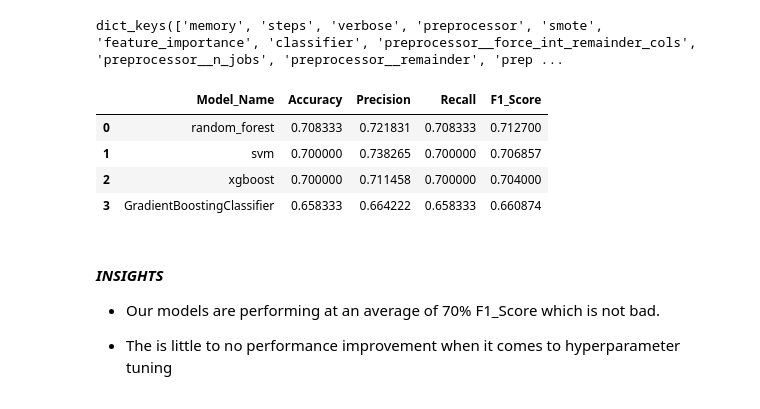
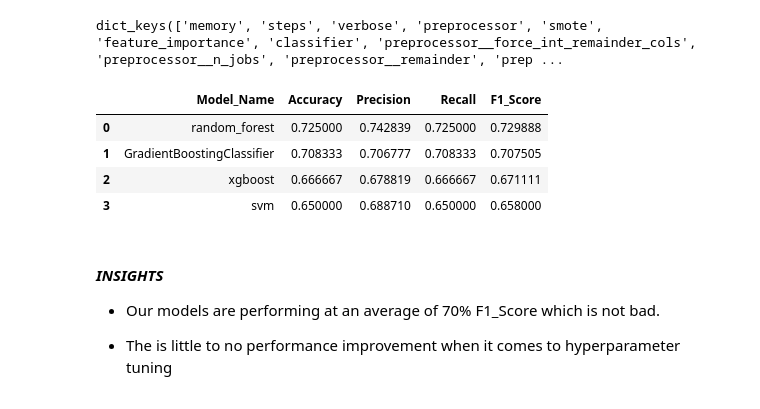
Before and after one commit to Creative-Parasite/Sepsis-API-, a Jupyter notebook: sepsis.ipynb, the cells around one changed output. Drawn from its saved outputs; the diff is of its cells as text; code cells hidden in the pictures.

```diff
--- a/sepsis.ipynb
+++ b/sepsis.ipynb
@@ -459,3 +461,5 @@ df.columns =[col_name.lower() for col_name in df.columns]
 # %%
 ## Drop columns
 df.drop('id', axis=1, inplace=True)
+# %%
+df['insurance'] = df['insurance'].map({0:'No', 1:'Yes'})
@@ -488,3 +516,5 @@ from sklearn.feature_selection import SelectKBest, mutual_info_classif
+# %%
+X, numeric_cols, categorical_cols = process_columns(X)
 # %%
 ## Build a pipeline
 # prepare numerical pipeline
@@ -501,9 +536,9 @@ preprocessor=ColumnTransformer(transformers=[
 # **MODELLING**
 # %%
 models = [
-    ('random_forest', RandomForestClassifier(n_estimators=100, random_state=42)),
-    ('svm', SVC(kernel= "rbf",gamma=0.5, C=1.0, random_state=42)),
-    ('xgboost', XGBClassifier(learning_rate=0.1,n_estimators=100)),
+    ('random_forest', RandomForestClassifier(n_estimators=300, random_state=42)),
+    ('svm', SVC(kernel= "rbf",gamma=0.5, C=1.0, random_state=42, probability=True)),
+    ('xgboost', xgb.XGBClassifier(learning_rate=0.1,n_estimators=500, max_depth= 5)),
     ('GradientBoostingClassifier', GradientBoostingClassifier(random_state=42))
 ]
 # %%
@@ -547,0 +583,26 @@ metrics_table.sort_values(by='F1_Score', ascending=False, ignore_index=True)
+# %%
+## Check for the AUC SCORE AND ROC CURVE OF ALL THE MODELS
+fig, ax = plt.subplots(figsize=(10,6))
+
+all_roc_data ={}
+
+for model_name, pipeline in all_pipelines.items():
+    y_score = pipeline.predict_proba(X_eval)[:, 1]
+
+    fpr, tpr, thresholds = roc_curve(y_evaled, y_score)
+
+    roc_auc = auc(fpr, tpr)
+
+    roc_data_df = pd.DataFrame({"False Positive Rate" : fpr, "True Positive rate ": tpr, "Thresholds": thresholds})
+
+    all_roc_data[model_name]=roc_data_df
+
+    ax.plot(fpr,tpr, label=f"{model_name} (AUC ={roc_auc:.2f})")
+
+    ax.plot([0,1],[0,1])
+    ax.set_ylabel("False Positive Rate")
+    ax.set_xlabel("True Positive Rate")
+    plt.legend()
+    plt.title("MODELS AUC SCORES")
+
+plt.show()
@@ -566,42 +629,45 @@ param_grids = {
                         'classifier__max_features': ['auto', 'sqrt', 'log2']
                         },
     'xgboost': { 'classifier__learning_rate': [0.1, 1, 10, 100],
-                'classifier__gamma':[0.01, 0.1, 1.0]
+                'classifier__gamma':[0.01, 0.1, 1.0],
+                'classifier__max_leaves': [5,7, 8,9]
+
                 },
     'GradientBoostingClassifier': {
-        'classifier__learning_rate' : [0.1, 1, 10, 100],
-        'classifier__n_estimators': [100, 200, 300]
+        'classifier__learning_rate' : [1, 0.1, 10, 100],
+        'classifier__n_estimators': [100,200,300],
+        'classifier__max_features': [10,20,30]
     }
 }
 
 for model_name, pipeline in all_pipelines.items():
     param_grid = param_grids[model_name]
     grid_search = RandomizedSearchCV(pipeline, param_grid, cv=KFold(n_splits=5, shuffle=True), scoring='f1_weighted')
     grid_search.fit(X_train, y_trained)
 
     ## Best parameters
     best_pipeline = grid_search.best_estimator_
     all_pipelines[model_name] = best_pipeline
 
     ## Make predictions
     y_pred = best_pipeline.predict(X_eval)
     tuned_metrics = classification_report(y_evaled, y_pred, output_dict=True)
 
     ## Model your table
     tuned_models.loc[len(tuned_models)]=[model_name,
                                          tuned_metrics['accuracy'],
                                          tuned_metrics['weighted avg']['precision'],
                                          tuned_metrics['weighted avg']['recall'],
                                          tuned_metrics['weighted avg']['f1-score']]
 
 ## Sort the predictions
 tuned_models.sort_values(by='F1_Score', ascending=False, ignore_index=True)
 # %% [output]
 |  | Model_Name | Accuracy | Precision | Recall | F1_Score |
-| 0 | random_forest | 0.708333 | 0.721831 | 0.708333 | 0.712700 |
-| 1 | svm | 0.700000 | 0.738265 | 0.700000 | 0.706857 |
-| 2 | xgboost | 0.700000 | 0.711458 | 0.700000 | 0.704000 |
-| 3 | GradientBoostingClassifier | 0.658333 | 0.664222 | 0.658333 | 0.660874 |
+| 0 | random_forest | 0.725000 | 0.742839 | 0.725000 | 0.729888 |
+| 1 | GradientBoostingClassifier | 0.708333 | 0.706777 | 0.708333 | 0.707505 |
+| 2 | xgboost | 0.666667 | 0.678819 | 0.666667 | 0.671111 |
+| 3 | svm | 0.650000 | 0.688710 | 0.650000 | 0.658000 |
 # %% [markdown]
 #### ***INSIGHTS***
 
```
Also changed, not shown: parts of 13 cells of this notebook.
